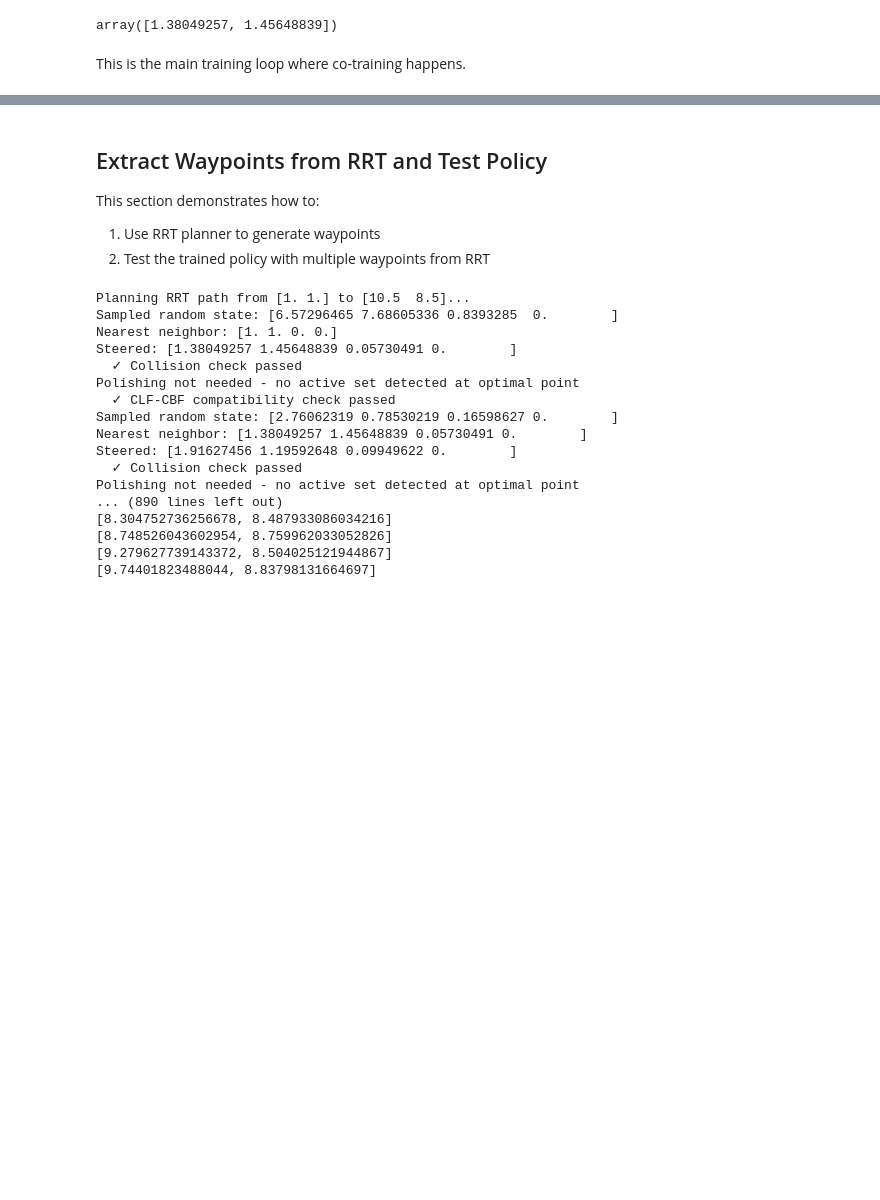
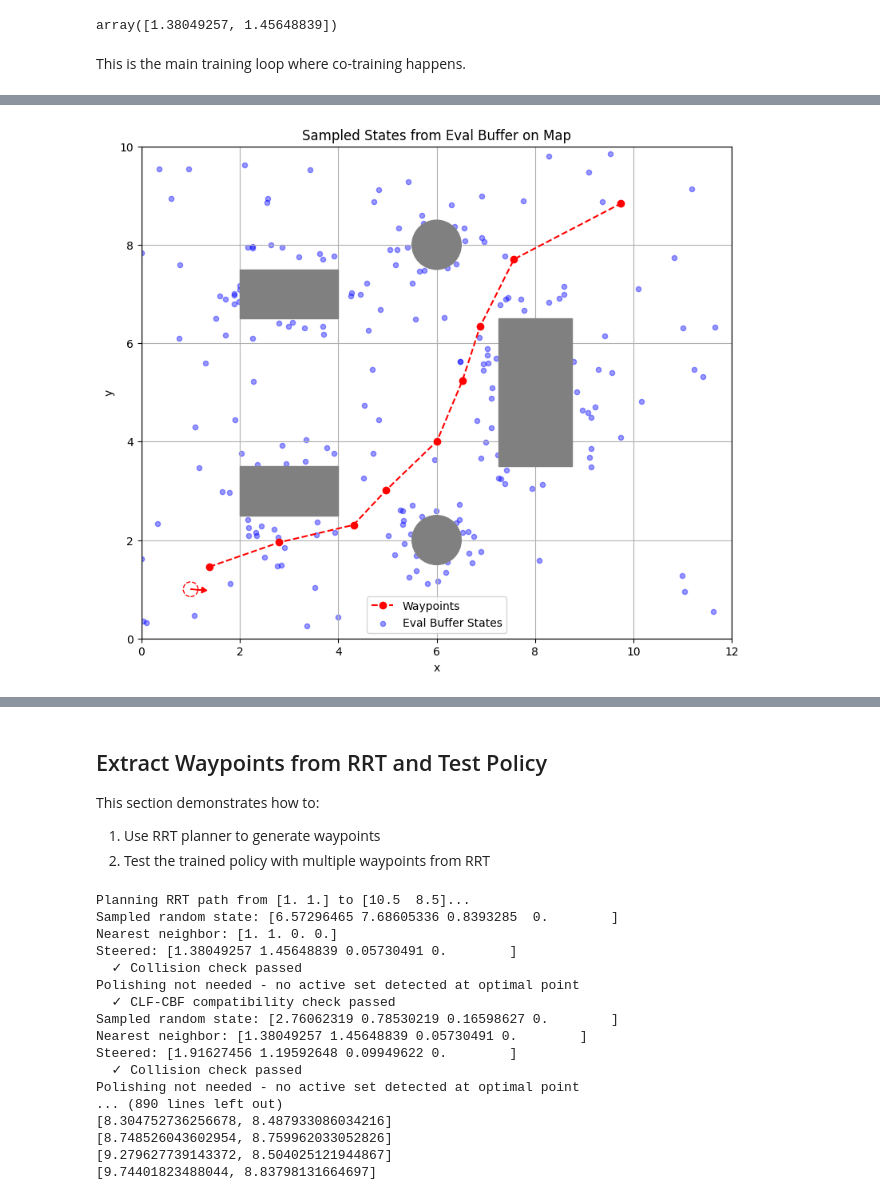
Before and after one commit to mtaruno/long-horizon, a Jupyter notebook: notebooks/2. fsm-clf-cbf-policy.ipynb, the cells around one changed output, grey strips where cells are left out. Saved outputs shown, nothing was run; the diff lists cells and outputs as text; code cells hidden in the pictures; blank space fills up the shorter version.

```diff
--- a/notebooks/2. fsm-clf-cbf-policy.ipynb
+++ b/notebooks/2. fsm-clf-cbf-policy.ipynb
@@ -509,4 +511,43 @@ Avg Safety: 0.03, Avg Feasibility: 0.00
 ==> Score: 0.0000
+# %%
+# can we visualize the eval buffer?
+# Visualize the eval_buffer states on the map using your existing env.render() infrastructure.
+
+import matplotlib.pyplot as plt
+
+# We'll sample a batch from eval_buffer and plot their (x, y) positions on top of the environment map
+
+# Sample N states from eval_buffer
+sample_batch = eval_buffer.sample(200)  # can adjust N
+
+# Get xy positions
+xy = sample_batch["states"][:, :2]  # shape (N, 2)
+
+# Optionally: Plot waypoints as well
+waypoints = np.array(config['fsm']['waypoints'])
+
+# Plot
+fig, ax = plt.subplots(figsize=(10, 8))
+# If demo_env has a render(ax=...), use that; else just plot map outline, waypoints, and states
+if hasattr(demo_env, 'render'):
+    demo_env.render(ax=ax)
+else:
+    # fallback: plot warehouse boundaries
+    ws = config["env"]["workspace"]
+    ax.plot([ws[0][0], ws[1][0], ws[1][0], ws[0][0], ws[0][0]],
+            [ws[0][1], ws[0][1], ws[1][1], ws[1][1], ws[0][1]], color='k', linewidth=2)
+
+if waypoints.shape[0] > 0:
+    ax.plot(waypoints[:, 0], waypoints[:, 1], 'ro--', label="Waypoints")
+ax.scatter(xy[:, 0], xy[:, 1], s=20, c='b', alpha=0.4, label="Eval Buffer States")
+
+ax.set_title("Sampled States from Eval Buffer on Map")
+ax.legend()
+ax.set_xlabel("x")
+ax.set_ylabel("y")
+plt.show()
+# %% [output]
+[figure, added]
 # %%
 # here's a demonstration of how the FSM works
 fsm_test = FSMAutomaton(
```
Also changed, not shown: parts of 12 cells of this notebook, 5 other files.
